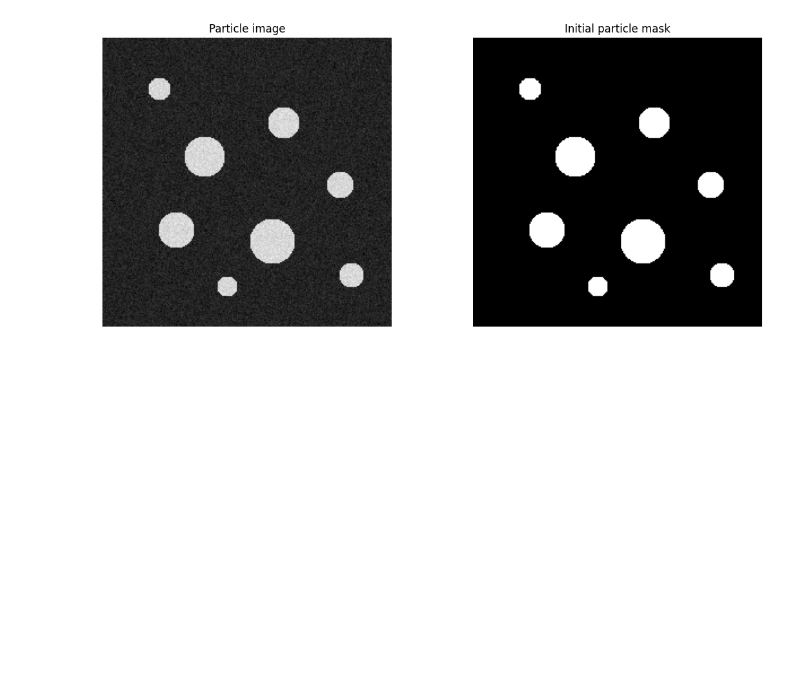
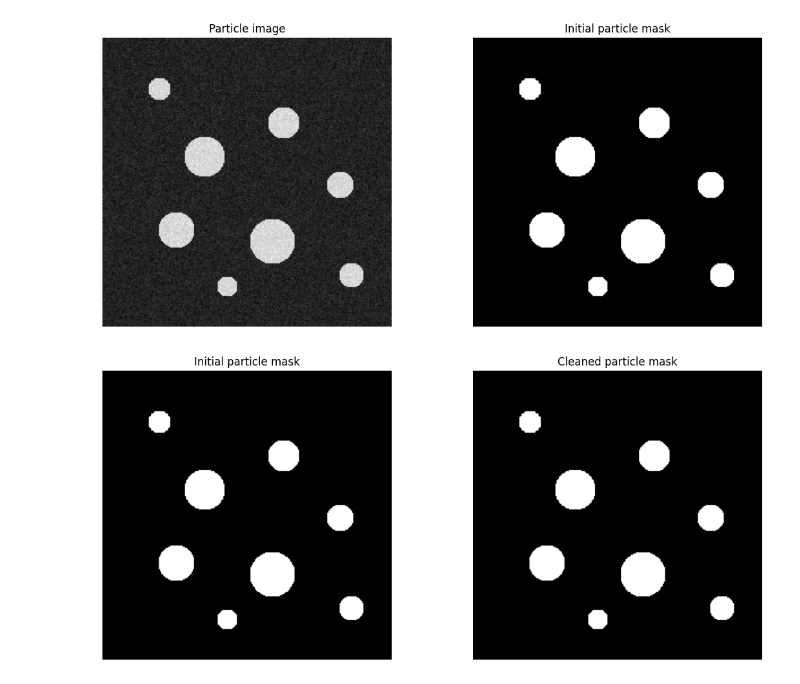
Before and after one commit to peterzm/ai-imaging-portfolio, a Jupyter notebook: 04_segmentation/notebooks/06_porosity_particle_analysis.ipynb, the cells around one changed output. Drawn from its saved outputs; the diff is of its cells as text; code cells hidden in the pictures; blank space fills up the shorter version.

```diff
--- a/04_segmentation/notebooks/06_porosity_particle_analysis.ipynb
+++ b/04_segmentation/notebooks/06_porosity_particle_analysis.ipynb
@@ -302,3 +302,15 @@ compare_images(
 # %% [output]
 Otsu threshold for particles: 77.00
 [figure]
+# %%
+particles_mask_clean = morphology.remove_small_objects(particles_mask, max_size=50)
+particles_mask_clean = morphology.remove_small_holes(particles_mask_clean, max_size=20)
+
+compare_images(
+    [particles_mask, particles_mask_clean],
+    ["Initial particle mask", "Cleaned particle mask"],
+    figsize=(12, 5),
+    save_path="../figures/figures_porosity_particle_analysis/09_clean_particle_mask.png"
+)
+# %% [output]
+[figure, added]
```
Also changed, not shown: parts of 4 cells of this notebook, 4 other files.
